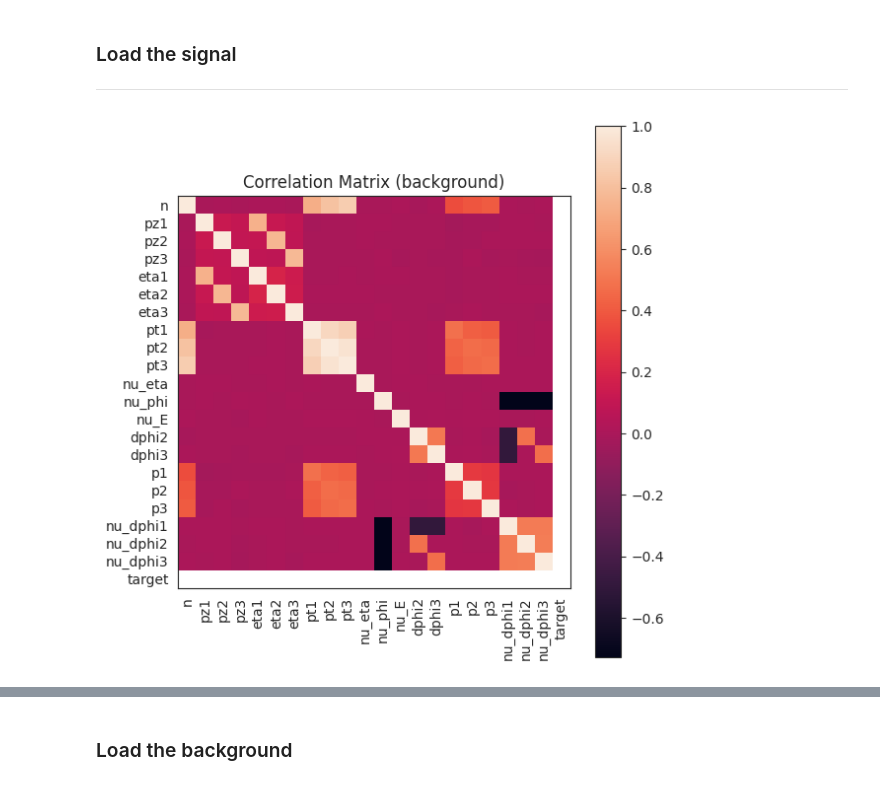
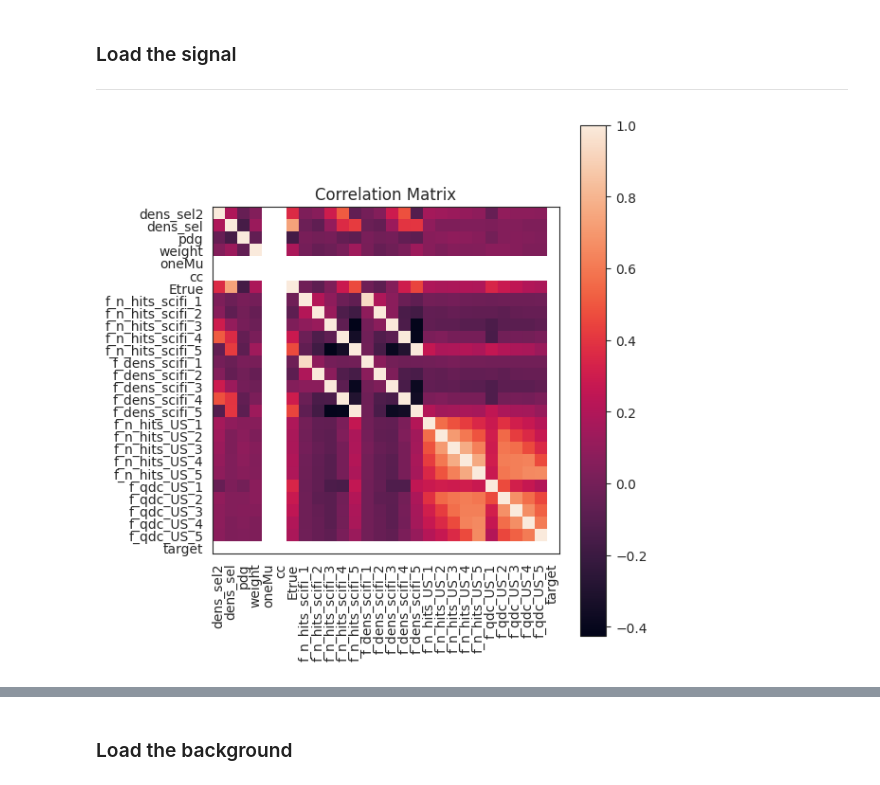
Before and after one commit to jajajandro/LIP_updated-codes, a Jupyter notebook: Template_ML.ipynb, the cells around one changed output, grey strips where cells are left out. Drawn from its saved outputs; the diff is of its cells as text; code cells hidden in the pictures.

```diff
--- a/Template_ML.ipynb
+++ b/Template_ML.ipynb
@@ -48,7 +46,7 @@ from six.moves import cPickle #Faster than pickle
 from google.colab import drive
 drive.mount('/content/drive')
 
-project_path = "/content/drive/MyDrive/LIP_internships26_SNDATLAS/"
+project_path = "/content/drive/MyDrive/LIP_internships26_SNDNue/"
 # %% [output]
 Drive already mounted at /content/drive; to attempt to forcibly remount, call drive.mount("/content/drive", force_remount=True).
 # %% [markdown]
@@ -59,34 +57,30 @@ Drive already mounted at /content/drive; to attempt to forcibly remount, call dr
 ### Load the signal
 ---
 # %%
-signal_df = pandas.read_csv(project_path+"signal_v2_eta_E.csv")
-background_df = pandas.read_csv(project_path+"background_v2_eta_E.csv")
+signal_df = pandas.read_csv(project_path+"signal.csv")
+background_df = pandas.read_csv(project_path+"background.csv")
-# %%
-signal_df = signal_df.drop(columns=["px1","px2","px3","py1","py2","py3"])
-background_df = background_df.drop(columns=["px1","px2","px3","py1","py2","py3"])
-
-signal_df = signal_df[(signal_df != 0).any(axis=1)]
-background_df = background_df[(background_df != 0).any(axis=1)]
 # %%
-corr_matrix = background_df.corr()
+def plotCorrelation(df):
+  corr_matrix = df.corr()
 
-fig, ax = plt.subplots(figsize=(6, 8))
+  fig, ax = plt.subplots(figsize=(6, 8))
 
-im = ax.imshow(corr_matrix, interpolation='nearest')
+  im = ax.imshow(corr_matrix, interpolation='nearest')
 
-# labels
-ax.set_xticks(np.arange(len(corr_matrix.columns)))
-ax.set_yticks(np.arange(len(corr_matrix.columns)))
+  # labels
+  ax.set_xticks(np.arange(len(corr_matrix.columns)))
+  ax.set_yticks(np.arange(len(corr_matrix.columns)))
 
-ax.set_xticklabels(corr_matrix.columns, rotation=90)
-ax.set_yticklabels(corr_matrix.columns)
+  ax.set_xticklabels(corr_matrix.columns, rotation=90)
+  ax.set_yticklabels(corr_matrix.columns)
 
-# colorbar
-plt.colorbar(im, shrink = 0.7)
+  # colorbar
+  plt.colorbar(im, shrink = 0.7)
 
-plt.title("Correlation Matrix (background)")
+  plt.title("Correlation Matrix")
 
-plt.tight_layout()
-plt.show()
+  plt.tight_layout()
-# %% [output]
-[figure, removed]
+# %%
+plotCorrelation(signal_df)
+# %% [output]
+[figure, added]
```
Also changed, not shown: parts of 21 cells of this notebook.
